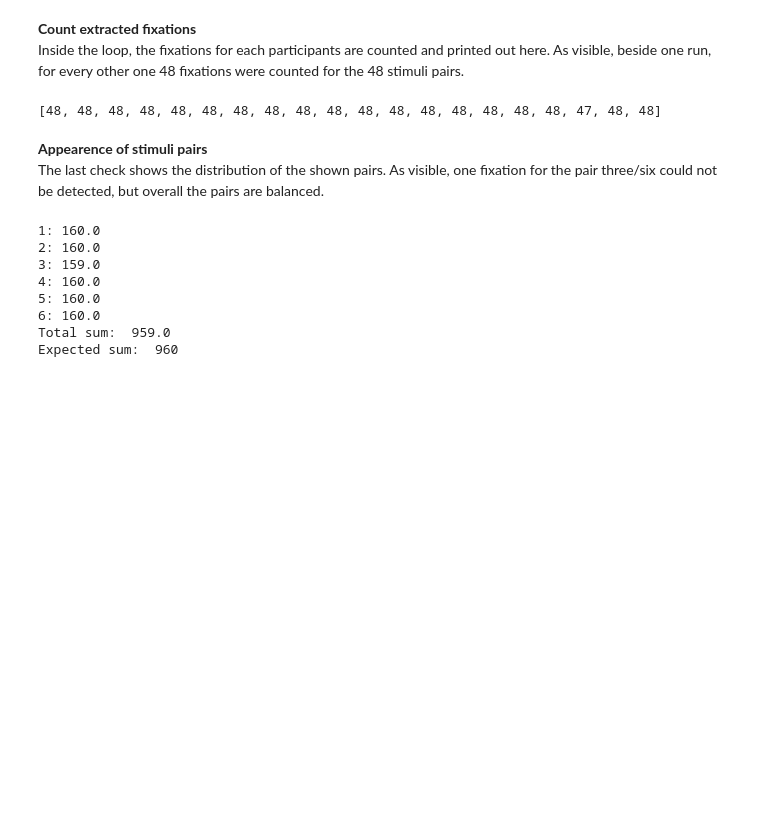
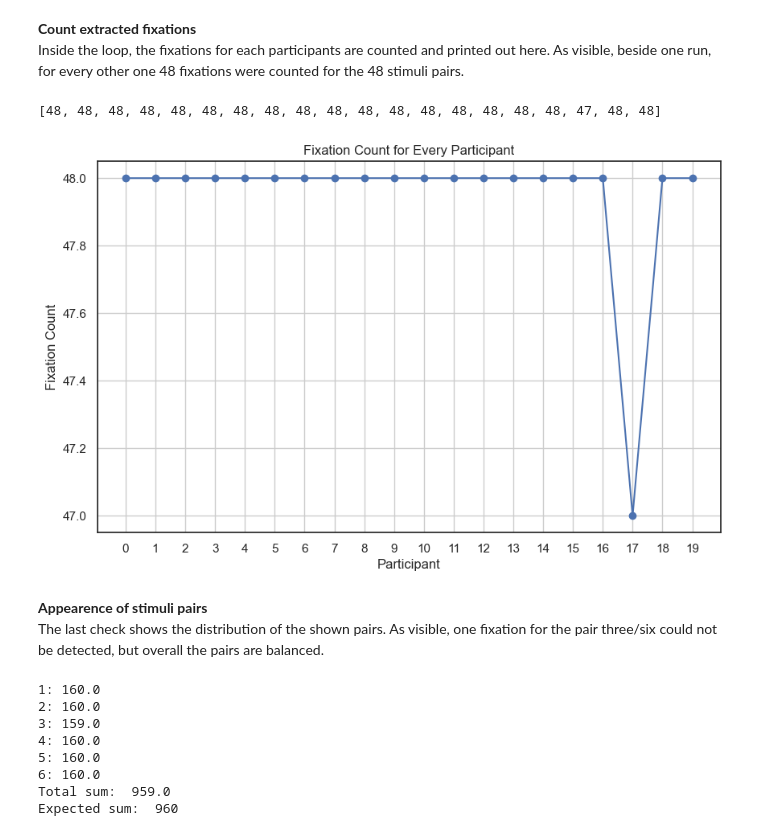
Before and after one commit to PatrickEbner/2024-SoSe_EyeTracking, a Jupyter notebook: scripts/DiagonalBias.ipynb, the cells around one changed output. Drawn from its saved outputs; the diff is of its cells as text; code cells hidden in the pictures; blank space fills up the shorter version.

Commit message:
added sanity check plots

```diff
--- a/scripts/DiagonalBias.ipynb
+++ b/scripts/DiagonalBias.ipynb
@@ -417,6 +417,18 @@ Inside the loop, the fixations for each participants are counted and printed out
 print(fixation_count)
 # %% [output]
 [48, 48, 48, 48, 48, 48, 48, 48, 48, 48, 48, 48, 48, 48, 48, 48, 48, 47, 48, 48]
+# %%
+# Plotting the fixation count for every participant
+plt.figure(figsize=(10, 6))
+plt.plot(fixation_count, marker='o', linestyle='-', color='b')
+plt.title('Fixation Count for Every Participant')
+plt.xlabel('Participant')
+plt.ylabel('Fixation Count')
+plt.grid(True)
+plt.xticks(range(len(fixation_count)))
+plt.show()
+# %% [output]
+[figure, added]
 # %% [markdown]
 **Appearence of stimuli pairs** \
 The last check shows the distribution of the shown pairs. As visible, one fixation for the pair three/six could not be detected, but overall the pairs are balanced.
```
Also changed, not shown: parts of 1 cell of this notebook.
